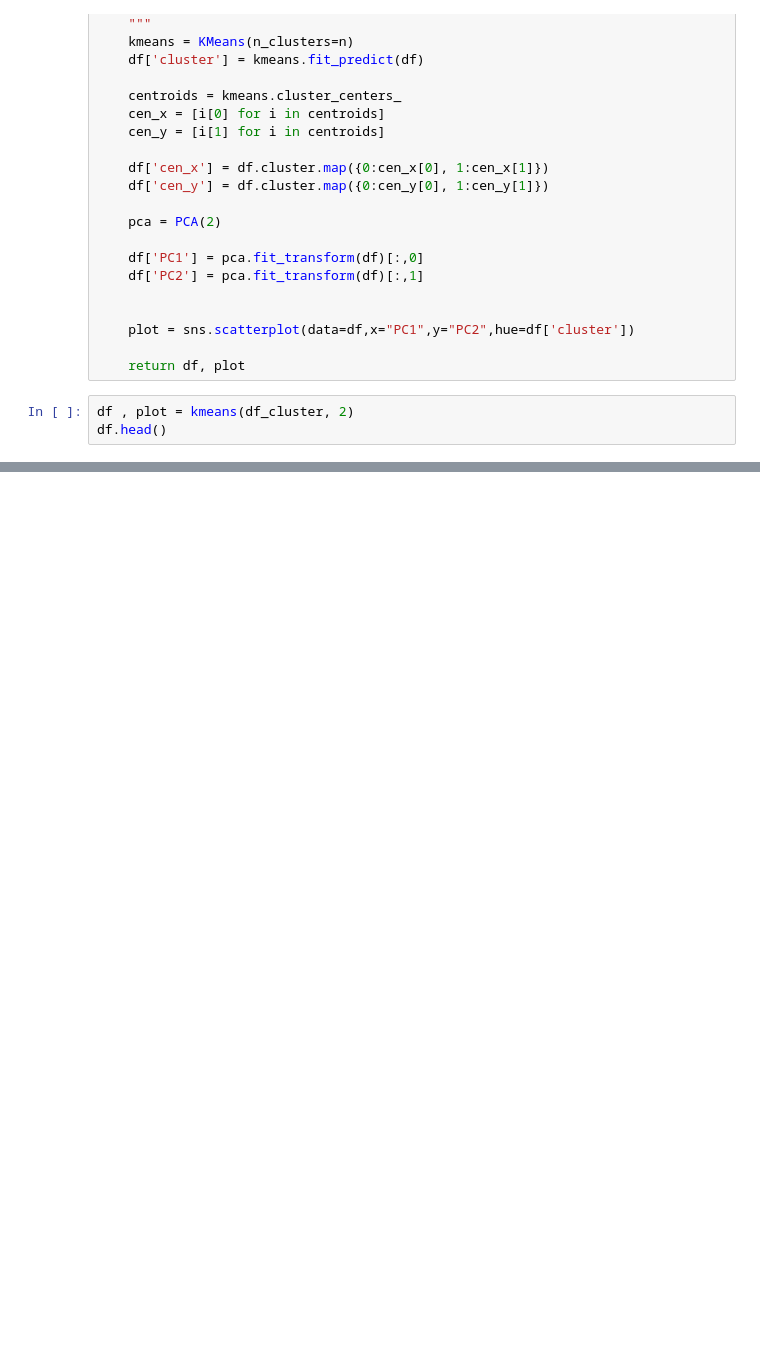
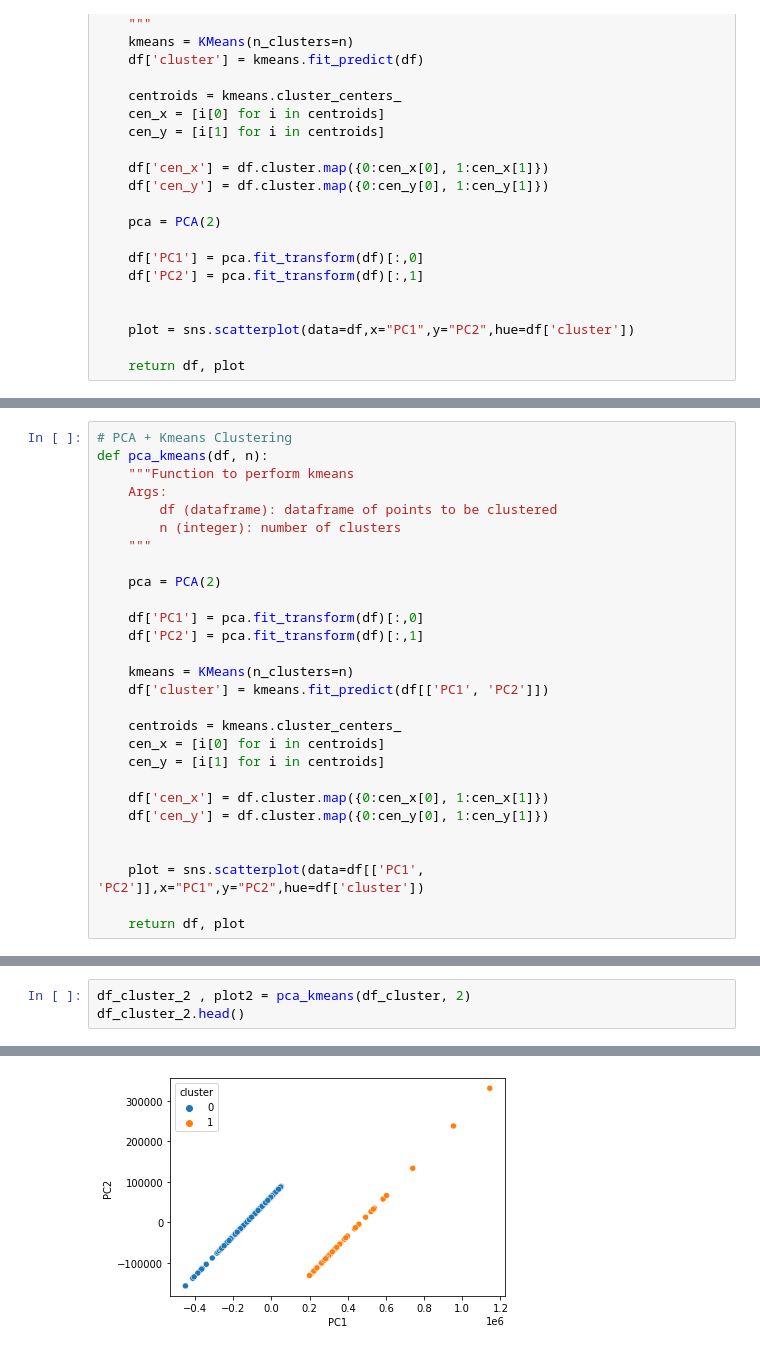
Before and after one commit to evelina03/spectral_clustering, a Jupyter notebook: Dataset_1/KMEANS.ipynb, the cells around one changed output, grey strips where cells are left out. Drawn from its saved outputs; the diff is of its cells as text; blank space fills up the shorter version.

```diff
--- a/Dataset_1/KMEANS.ipynb
+++ b/Dataset_1/KMEANS.ipynb
@@ -46,6 +58,3 @@ def kmeans(df, n):
     plot = sns.scatterplot(data=df,x="PC1",y="PC2",hue=df['cluster'])
 
     return df, plot
-# %%
-df , plot = kmeans(df_cluster, 2)
-df.head()
@@ -60 +61,29 @@ df[df_cluster['cluster'] == 1]
+# %%
+# PCA + Kmeans Clustering
+def pca_kmeans(df, n):
+    """Function to perform kmeans
+    Args:
+        df (dataframe): dataframe of points to be clustered
+        n (integer): number of clusters
+    """
+
+    pca = PCA(2)
+
+    df['PC1'] = pca.fit_transform(df)[:,0]
+    df['PC2'] = pca.fit_transform(df)[:,1]
+
+    kmeans = KMeans(n_clusters=n)
+    df['cluster'] = kmeans.fit_predict(df[['PC1', 'PC2']])
+
+    centroids = kmeans.cluster_centers_
+    cen_x = [i[0] for i in centroids]
+    cen_y = [i[1] for i in centroids]
+
+    df['cen_x'] = df.cluster.map({0:cen_x[0], 1:cen_x[1]})
+    df['cen_y'] = df.cluster.map({0:cen_y[0], 1:cen_y[1]})
+
+
+    plot = sns.scatterplot(data=df[['PC1', 'PC2']],x="PC1",y="PC2",hue=df['cluster'])
+
+    return df, plot
 # %%
@@ -69,0 +108,4 @@ clusters = cluster_visualization(df_cluster)
+# %%
+df_cluster_2 , plot2 = pca_kmeans(df_cluster, 2)
+df_cluster_2.head()
+# %% [output]
@@ -70 +118,2 @@ clusters = cluster_visualization(df_cluster)
+[figure, added]
 # %%
```
Also changed, not shown: parts of 12 cells of this notebook.
